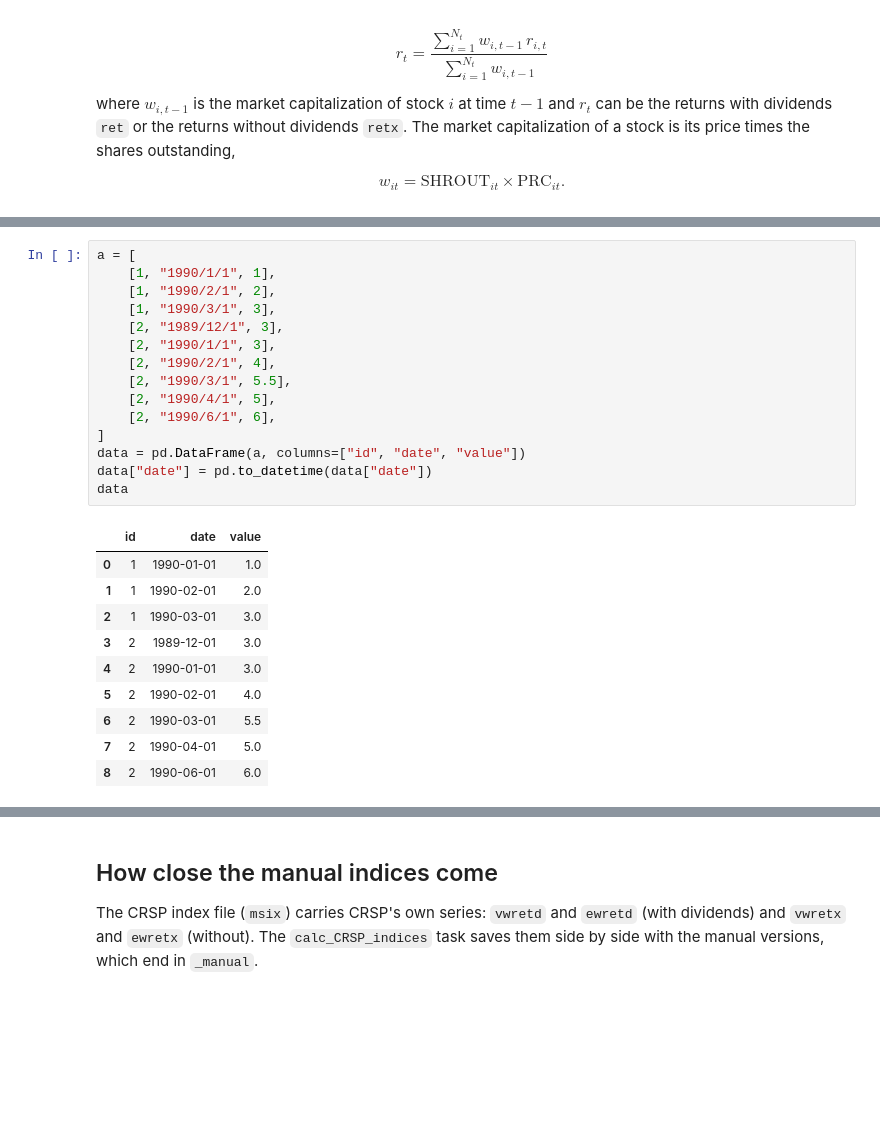
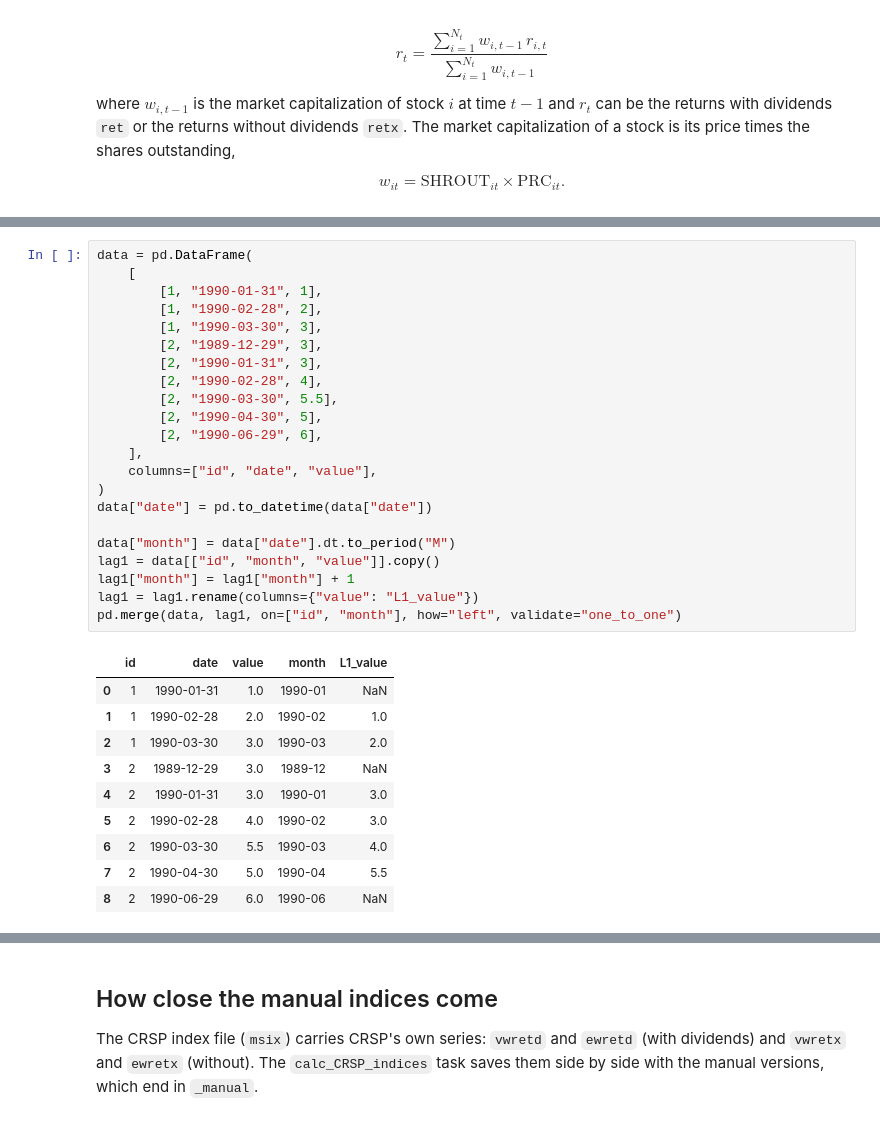
Before and after one commit to finm-32800/finm-32800.github.io, a Jupyter notebook: _sources/notebooks/_03_CRSP_market_index_ipynb.ipynb, the cells around one changed output, grey strips where cells are left out. Cells and saved outputs as stored; diff of their text form; blank space fills up the shorter version.

```diff
--- a/_sources/notebooks/_03_CRSP_market_index_ipynb.ipynb
+++ b/_sources/notebooks/_03_CRSP_market_index_ipynb.ipynb
@@ -149,26 +158,33 @@ Use the function `with_lagged_column`, which will create a lagged column that ac
 # %%
-a = [
-    [1, "1990/1/1", 1],
-    [1, "1990/2/1", 2],
-    [1, "1990/3/1", 3],
-    [2, "1989/12/1", 3],
-    [2, "1990/1/1", 3],
-    [2, "1990/2/1", 4],
-    [2, "1990/3/1", 5.5],
-    [2, "1990/4/1", 5],
-    [2, "1990/6/1", 6],
-]
-data = pd.DataFrame(a, columns=["id", "date", "value"])
+data = pd.DataFrame(
+    [
+        [1, "1990-01-31", 1],
+        [1, "1990-02-28", 2],
+        [1, "1990-03-30", 3],
+        [2, "1989-12-29", 3],
+        [2, "1990-01-31", 3],
+        [2, "1990-02-28", 4],
+        [2, "1990-03-30", 5.5],
+        [2, "1990-04-30", 5],
+        [2, "1990-06-29", 6],
+    ],
+    columns=["id", "date", "value"],
+)
 data["date"] = pd.to_datetime(data["date"])
-data
+
+data["month"] = data["date"].dt.to_period("M")
+lag1 = data[["id", "month", "value"]].copy()
+lag1["month"] = lag1["month"] + 1
+lag1 = lag1.rename(columns={"value": "L1_value"})
+pd.merge(data, lag1, on=["id", "month"], how="left", validate="one_to_one")
 # %% [output]
-|  | id | date | value |
-| 0 | 1 | 1990-01-01 | 1.0 |
-| 1 | 1 | 1990-02-01 | 2.0 |
-| 2 | 1 | 1990-03-01 | 3.0 |
-| 3 | 2 | 1989-12-01 | 3.0 |
-| 4 | 2 | 1990-01-01 | 3.0 |
-| 5 | 2 | 1990-02-01 | 4.0 |
-| 6 | 2 | 1990-03-01 | 5.5 |
-| 7 | 2 | 1990-04-01 | 5.0 |
-| 8 | 2 | 1990-06-01 | 6.0 |
+|  | id | date | value | month | L1_value |
+| 0 | 1 | 1990-01-31 | 1.0 | 1990-01 | NaN |
+| 1 | 1 | 1990-02-28 | 2.0 | 1990-02 | 1.0 |
+| 2 | 1 | 1990-03-30 | 3.0 | 1990-03 | 2.0 |
+| 3 | 2 | 1989-12-29 | 3.0 | 1989-12 | NaN |
+| 4 | 2 | 1990-01-31 | 3.0 | 1990-01 | 3.0 |
+| 5 | 2 | 1990-02-28 | 4.0 | 1990-02 | 3.0 |
+| 6 | 2 | 1990-03-30 | 5.5 | 1990-03 | 4.0 |
+| 7 | 2 | 1990-04-30 | 5.0 | 1990-04 | 5.5 |
+| 8 | 2 | 1990-06-29 | 6.0 | 1990-06 | NaN |
```
Also changed, not shown: parts of 10 cells of this notebook, 5 other files.
